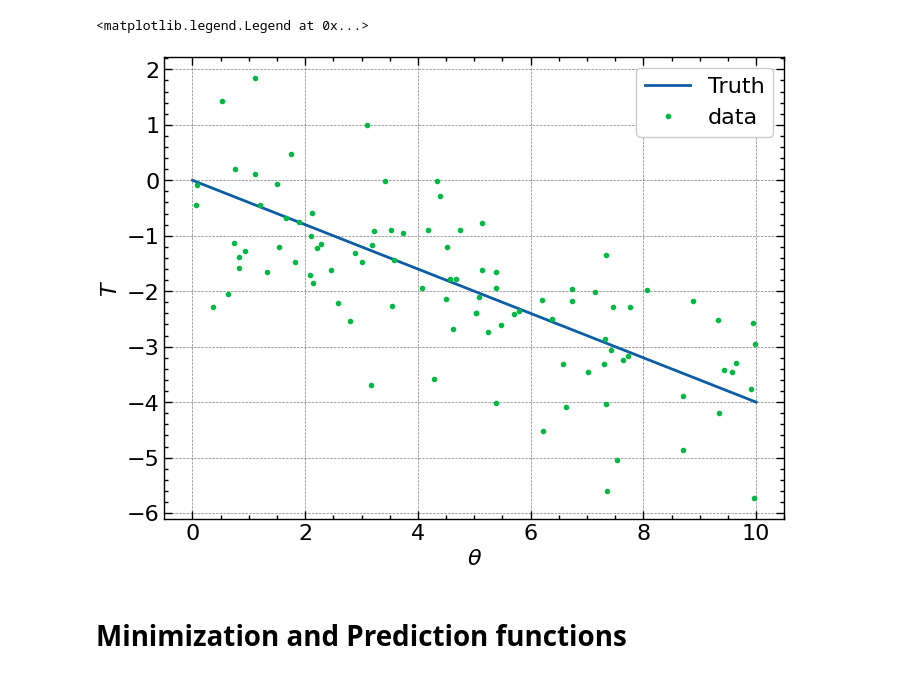
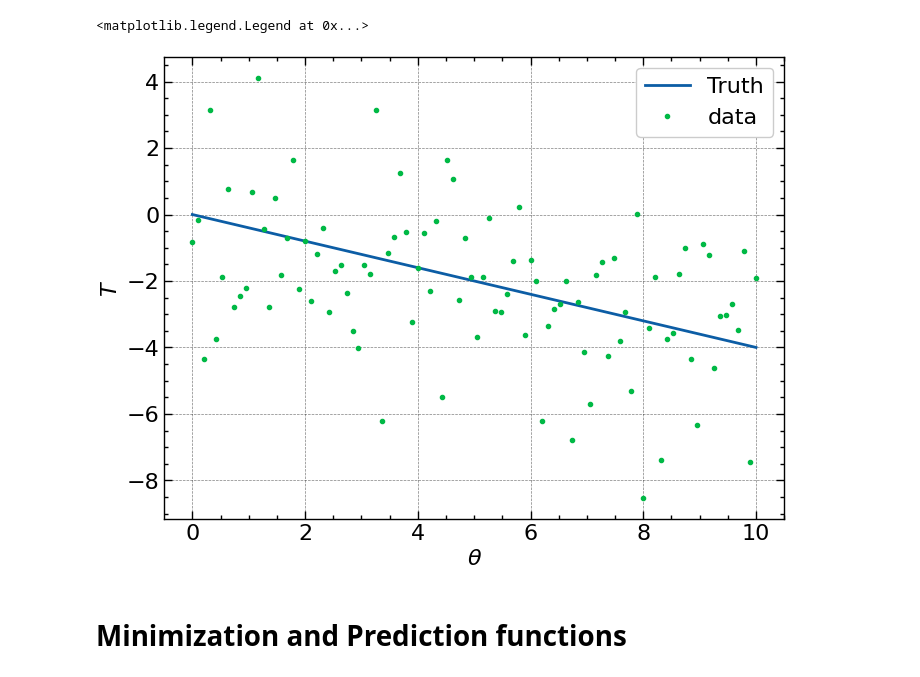
Before and after one commit to Maxelee/CARPoolGP_test, a Jupyter notebook: ToyModel.ipynb, the cells around one changed output. Drawn from its saved outputs; the diff is of its cells as text; code cells hidden in the pictures.

```diff
--- a/ToyModel.ipynb
+++ b/ToyModel.ipynb
@@ -14,7 +14,7 @@ from tqdm import notebook
 jax.config.update("jax_enable_x64", True)
 plt.style.use(['science', 'no-latex', 'notebook', 'grid'])
 # %%
-sigma_epsilon = 1 # jitter ontop of smooth variation
+sigma_epsilon = 2 # jitter ontop of smooth variation
 N=96              # Number of data samples
 Domain = [0.0,10] # Domain of parameters
 LR = 3e-3         # Optimization learning rate
@@ -41,28 +41,27 @@ def get_R(theta, epsilon=epsilon, A=-0.4, B=0):
 # %%
 # underlying truth:
 theta=np.linspace(*Domain, 1000, endpoint=True)
 Y = get_Q(theta)
 plt.plot(theta, Y, '-', label='Truth')
 plt.xlabel(r'$\theta$')
 plt.ylabel(r'$T$')
 
 # Sample Data
 np.random.seed(14)
-theta_Q = np.random.uniform(Domain[0], Domain[1], N, )
-theta_Q = np.sort(theta_Q)
+theta_Q = np.linspace(Domain[0], Domain[1], N, )
 Q_raw = get_Q(theta_Q)
 
 np.random.seed(2)
 intrinsic_noise = np.random.normal(0, sigma_epsilon, N)
 Q = Q_raw + intrinsic_noise
 
 plt.plot(theta_Q, Q, '.', label='data')
 plt.xlabel(r'$\theta$')
 plt.ylabel(r'$T$')
 plt.legend()
 # %% [output]
 <matplotlib.legend.Legend at 0x...>
-[figure, old version]
+[figure, new version]
 # %% [markdown]
 # Minimization and Prediction functions
 # %% [markdown]
```
Also changed, not shown: parts of 15 cells of this notebook.
